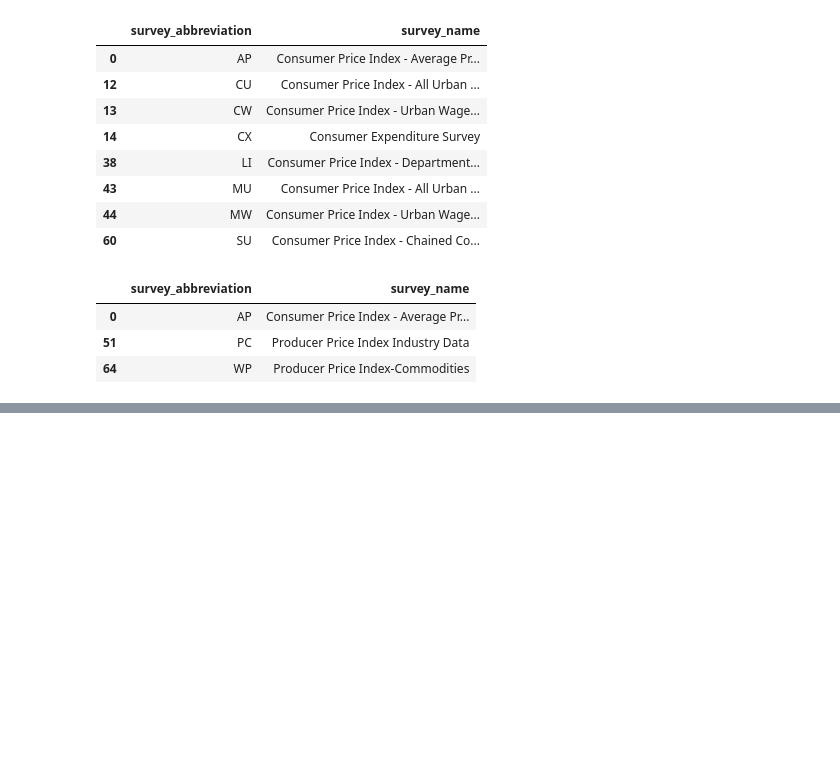
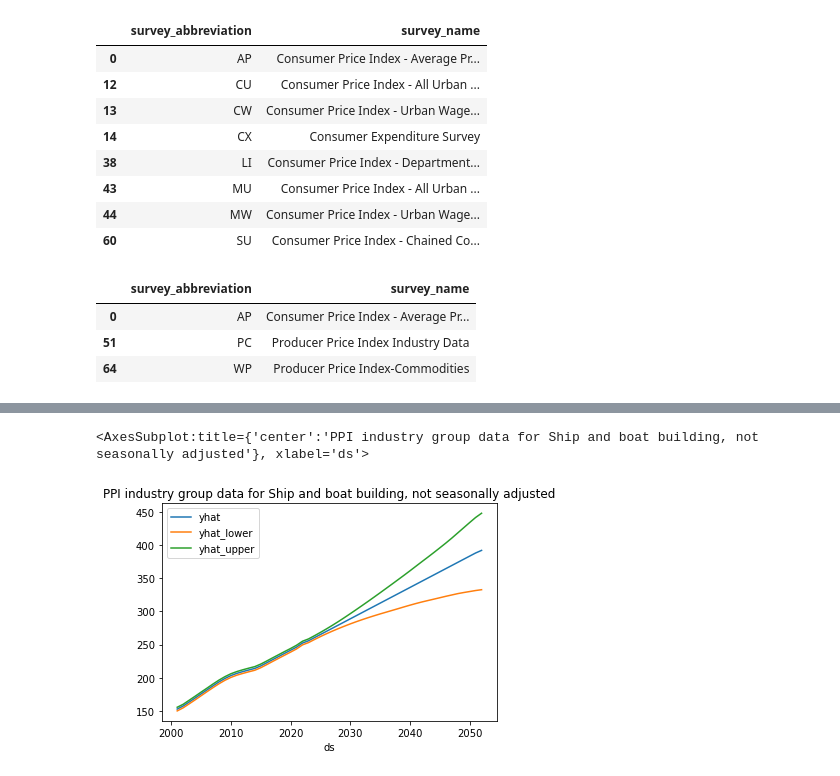
Before and after one commit to frankij11/PyCostTools, a Jupyter notebook: nb/Inflation.ipynb, the cells around one changed output, grey strips where cells are left out. Cells and saved outputs as stored; diff of their text form; code cells hidden in the pictures; blank space fills up the shorter version.

Commit message:
develop forecast for 30 years ship and boat escalation

```diff
--- a/nb/Inflation.ipynb
+++ b/nb/Inflation.ipynb
@@ -127,0 +134,2 @@ surveys.query("survey_abbreviation in ('PC','WP', 'AP')")
+# %%
+df = get_bls( ['PCU3366--3366--'], annual=False, BY=2020)
@@ -127,0 +147,5 @@ surveys.query("survey_abbreviation in ('PC','WP', 'AP')")
+# %%
+df['ds'] = pd.to_datetime(df.apply(lambda x: x.periodName + "01, " + str(x.year), axis=1))
+# %%
+m = Prophet()
+m.fit(df.assign(y=lambda x: x.value)[['ds','y']])
@@ -127,0 +156,4 @@ surveys.query("survey_abbreviation in ('PC','WP', 'AP')")
+# %%
+future = m.make_future_dataframe(periods=365*30)
+forecast = m.predict(future)
+forecast[['ds', 'yhat', 'yhat_lower', 'yhat_upper']].tail(24)
@@ -127,0 +178,7 @@ surveys.query("survey_abbreviation in ('PC','WP', 'AP')")
+# %%
+
+import hvplot.pandas
+forecast.groupby(forecast.ds.dt.year).mean().reset_index().query('ds >2000').plot(x='ds', y=['yhat', 'yhat_lower', 'yhat_upper'], title = df.series_title.unique()[0])
+# %% [output]
+<AxesSubplot:title={'center':'PPI industry group data for Ship and boat building, not seasonally adjusted'}, xlabel='ds'>
+[figure, added]
```
Also changed, not shown: parts of 8 cells of this notebook, 3 other files.
